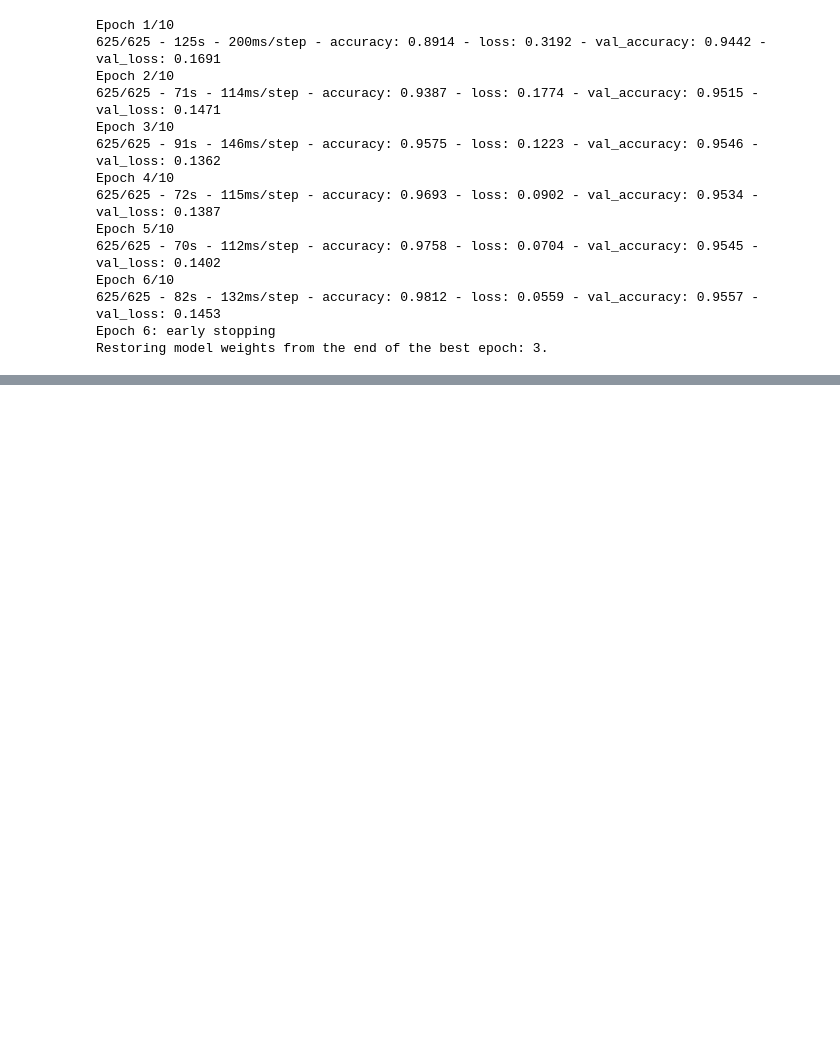
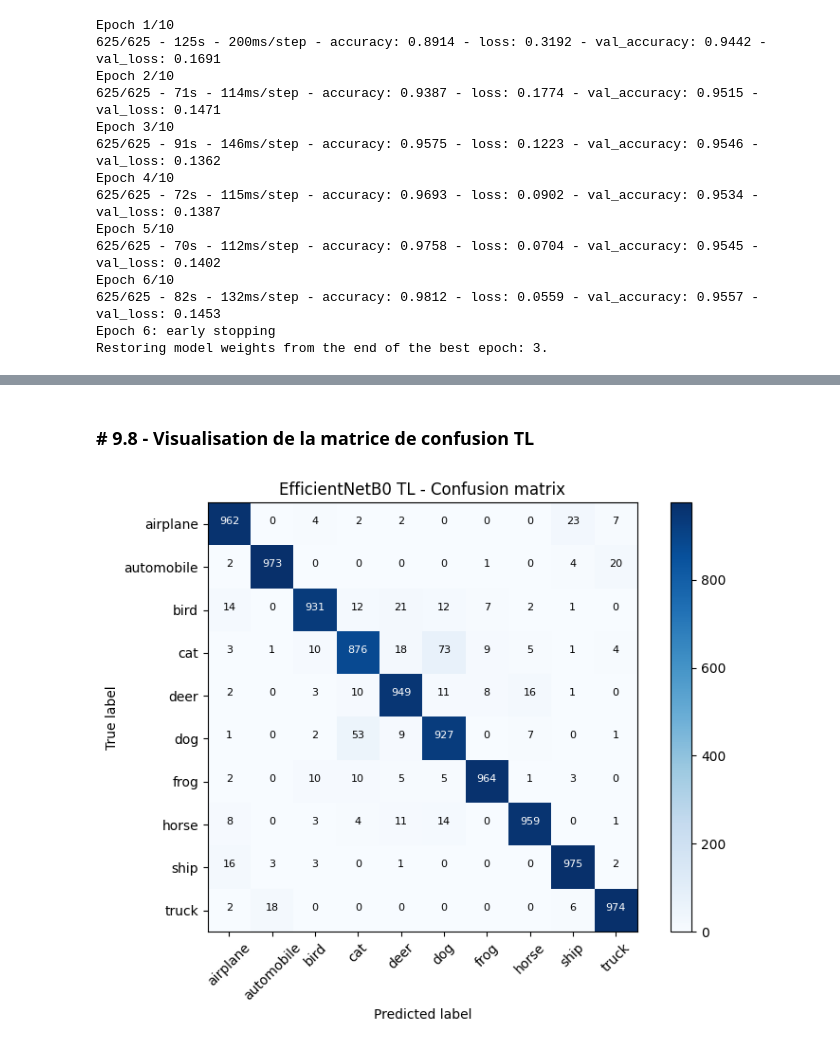
Before and after one commit to Momo3972/deepvision-cifar10-classifier, a Jupyter notebook: 01_cifar10_cnn.ipynb, the cells around one changed output, grey strips where cells are left out. Drawn from its saved outputs; the diff is of its cells as text; code cells hidden in the pictures; blank space fills up the shorter version.

```diff
--- a/01_cifar10_cnn.ipynb
+++ b/01_cifar10_cnn.ipynb
@@ -558,0 +573,22 @@ Restoring model weights from the end of the best epoch: 3.
+# %%
+# Classification report et matrice de confusion (TL)
+
+from sklearn.metrics import classification_report, confusion_matrix
+import itertools
+import numpy as np
+
+y_true = []
+y_pred = []
+
+for images, labels in test_ds_tl:
+    preds = model_tl.predict(images, verbose=0)
+    y_true.extend(labels.numpy())
+    y_pred.extend(np.argmax(preds, axis=1))
+
+y_true = np.array(y_true)
+y_pred = np.array(y_pred)
+
+print(classification_report(y_true, y_pred, target_names=class_names))
+
+cm_tl = confusion_matrix(y_true, y_pred)
+cm_tl
@@ -558,0 +622,9 @@ Restoring model weights from the end of the best epoch: 3.
+# %% [markdown]
+### # 9.8 - Visualisation de la matrice de confusion TL
+# %%
+# Matrice de confusion du modèle TL
+
+plot_confusion_matrix(cm_tl, class_names,
+                      title="EfficientNetB0 TL - Confusion matrix")
+# %% [output]
+[figure, added]
```
Also changed, not shown: parts of 11 cells of this notebook.
